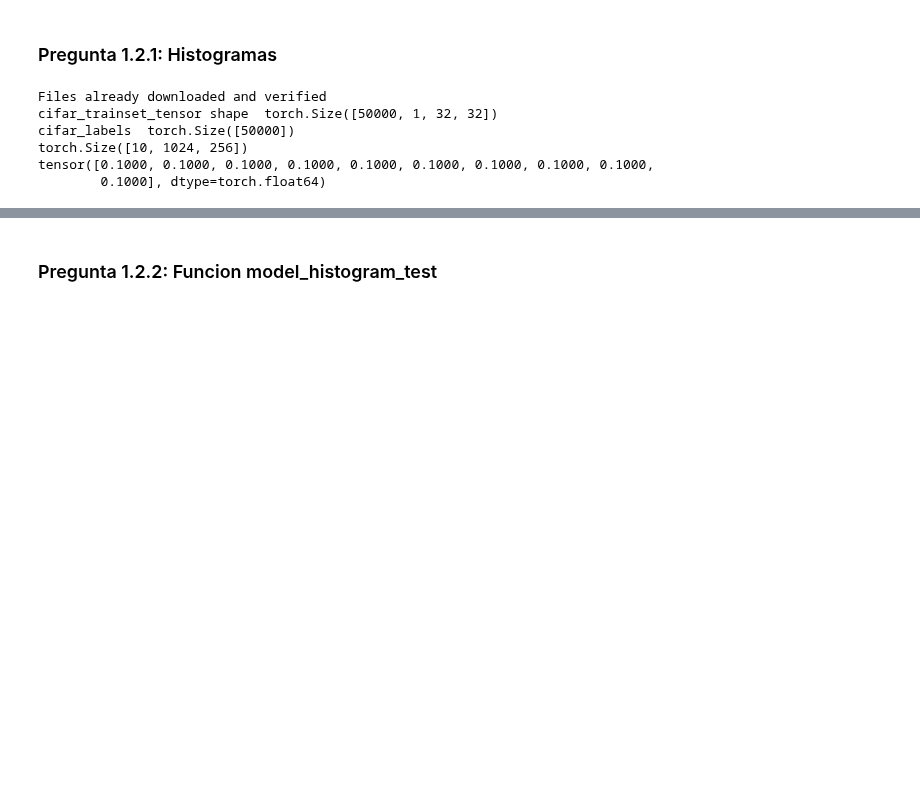
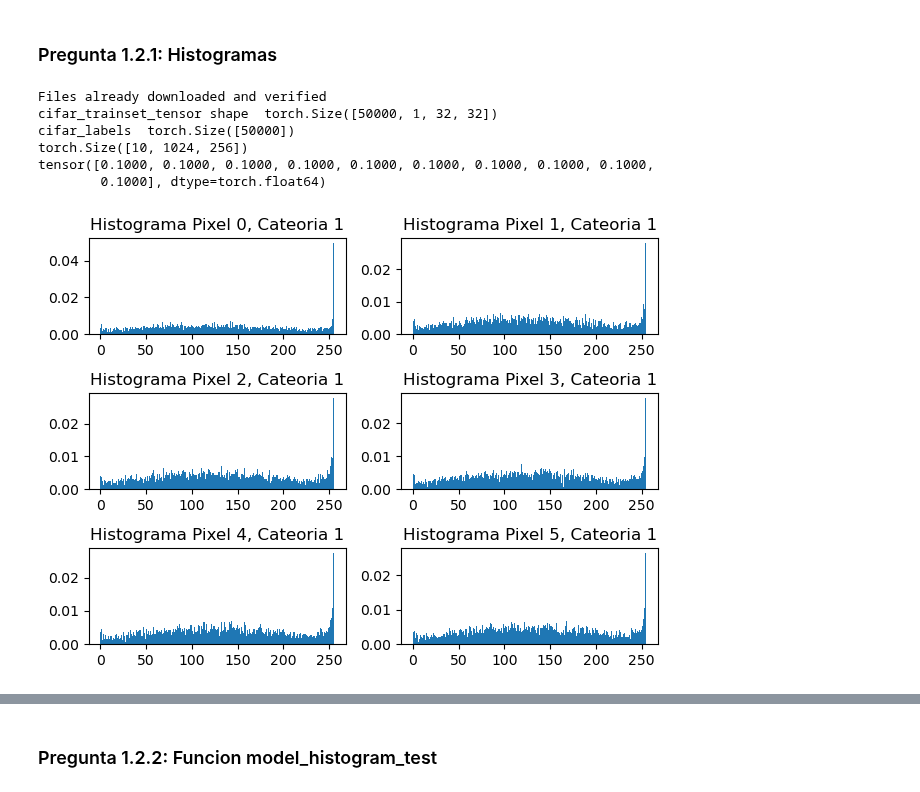
Before and after one commit to YoksanVC/TEC_DataScienceCert, a Jupyter notebook: Module_3_Estadistica_CienciaDatos/Trabajo_Practico_1_Bayes/TrabajoPractico1_Bayes.ipynb, the cells around one changed output, grey strips where cells are left out. Cells and saved outputs as stored; diff of their text form; code cells hidden in the pictures; blank space fills up the shorter version.

```diff
--- a/Module_3_Estadistica_CienciaDatos/Trabajo_Practico_1_Bayes/TrabajoPractico1_Bayes.ipynb
+++ b/Module_3_Estadistica_CienciaDatos/Trabajo_Practico_1_Bayes/TrabajoPractico1_Bayes.ipynb
@@ -222,4 +222,31 @@ cifar_labels  torch.Size([50000])
 torch.Size([10, 1024, 256])
 tensor([0.1000, 0.1000, 0.1000, 0.1000, 0.1000, 0.1000, 0.1000, 0.1000, 0.1000,
         0.1000], dtype=torch.float64)
+# %%
+# Creando los histogramas para la categoria 1
+fig1, ((hist1,hist2),(hist3,hist4),(hist5,hist6)) = plt.subplots(nrows=3,ncols=2)
+
+# Ploteando los histogramas
+hist1.hist(np.arange(0,256), 255, density=True, weights = train_dataset_dens[1,0,:], histtype='bar')
+hist1.set_title('Histograma Pixel 0, Cateoria 1')
+
+hist2.hist(np.arange(0,256), 255, density=True, weights = train_dataset_dens[1,1,:], histtype='bar')
+hist2.set_title('Histograma Pixel 1, Cateoria 1')
+
+hist3.hist(np.arange(0,256), 255, density=True, weights = train_dataset_dens[1,2,:], histtype='bar')
+hist3.set_title('Histograma Pixel 2, Cateoria 1')
+
+hist4.hist(np.arange(0,256), 255, density=True, weights = train_dataset_dens[1,3,:], histtype='bar')
+hist4.set_title('Histograma Pixel 3, Cateoria 1')
+
+hist5.hist(np.arange(0,256), 255, density=True, weights = train_dataset_dens[1,4,:], histtype='bar')
+hist5.set_title('Histograma Pixel 4, Cateoria 1')
+
+hist6.hist(np.arange(0,256), 255, density=True, weights = train_dataset_dens[1,5,:], histtype='bar')
+hist6.set_title('Histograma Pixel 5, Cateoria 1')
+
+fig1.tight_layout()
+plt.show()
+# %% [output]
+[figure, added]
 # %%
```
Also changed, not shown: parts of 27 cells of this notebook, 1 other file.
